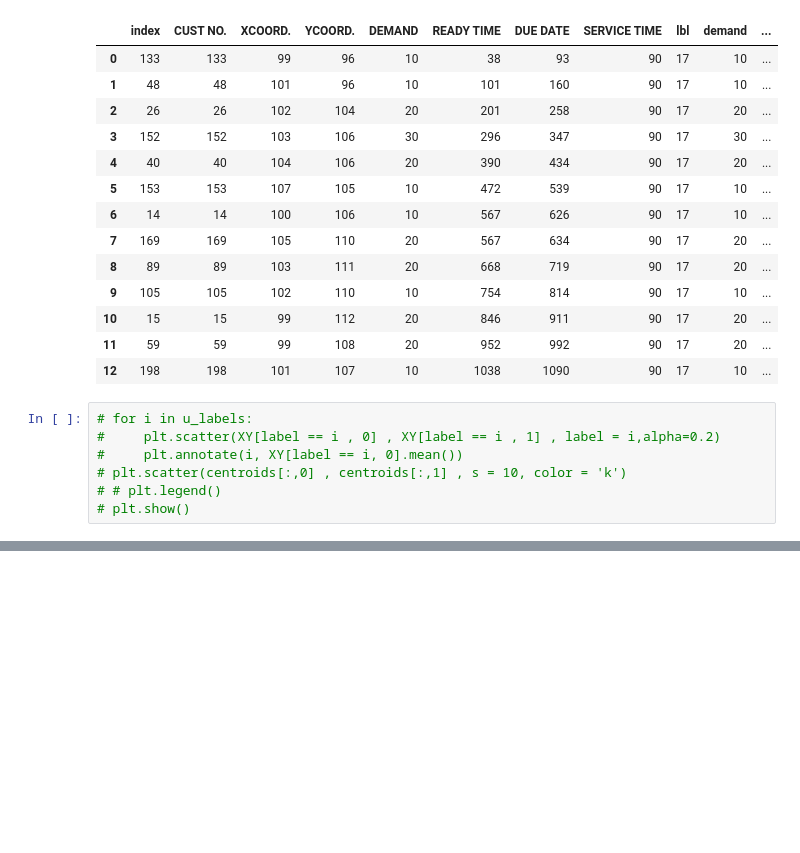
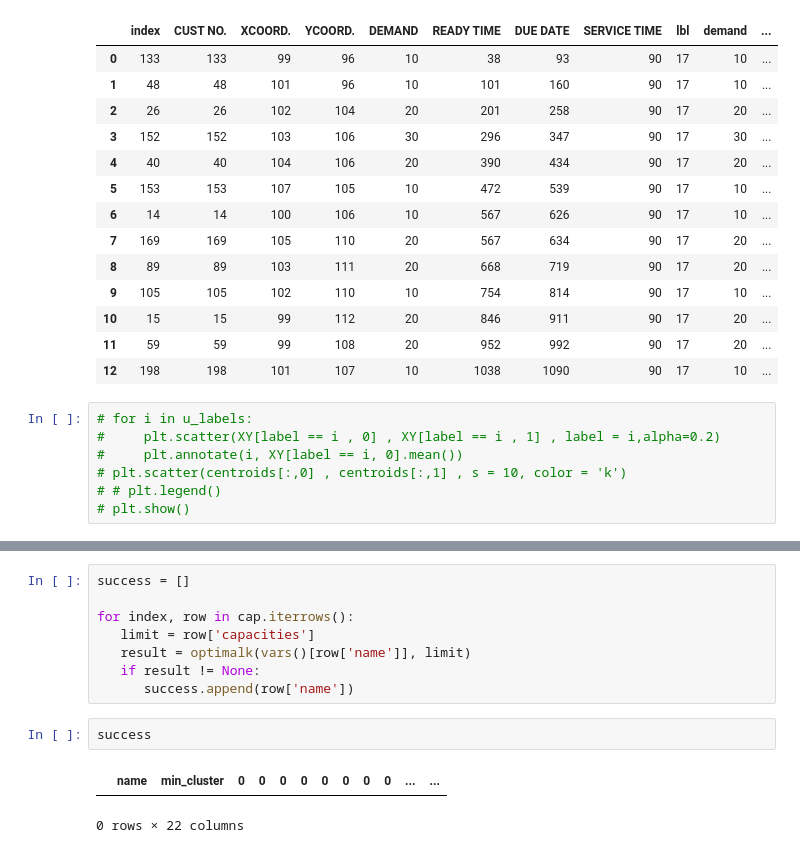
Before and after one commit to medcoughlin/MLC_VRPTW, a Jupyter notebook: MLC Final project.ipynb, the cells around one changed output, grey strips where cells are left out. Cells and saved outputs as stored; diff of their text form; blank space fills up the shorter version.

```diff
--- a/MLC Final project.ipynb
+++ b/MLC Final project.ipynb
@@ -273,0 +339,13 @@ def optimalk(data, limit):
+# %%
+success = []
+
+for index, row in cap.iterrows():
+   limit = row['capacities']
+   result = optimalk(vars()[row['name']], limit)
+   if result != None:
+      success.append(row['name'])
+# %%
+success
+# %% [output]
+|  | name | min_cluster | 0 | 0 | 0 | 0 | 0 | 0 | 0 | 0 | ... | ... |
+0 rows × 22 columns
```
Also changed, not shown: parts of 7 cells of this notebook, 1 other file.
